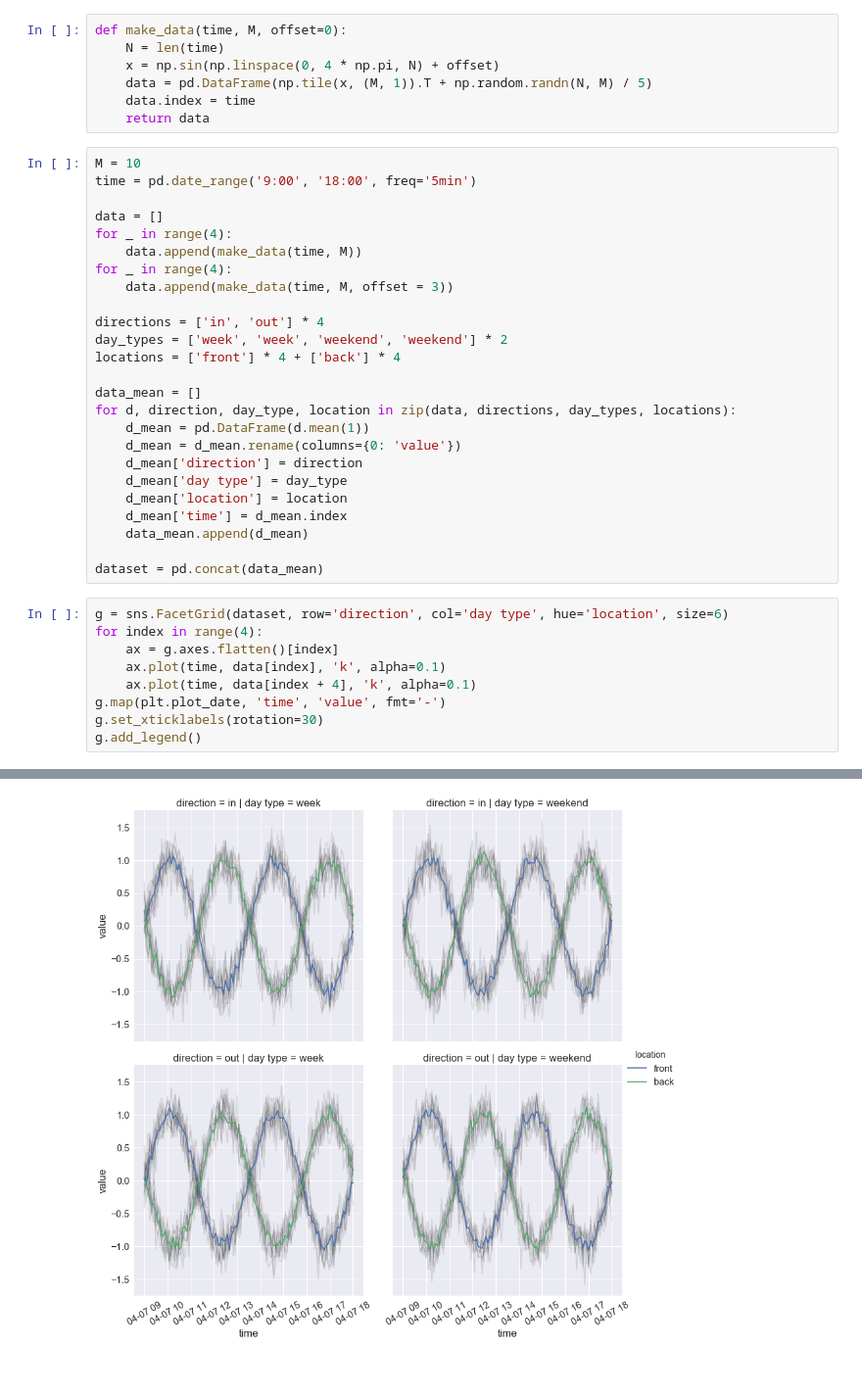
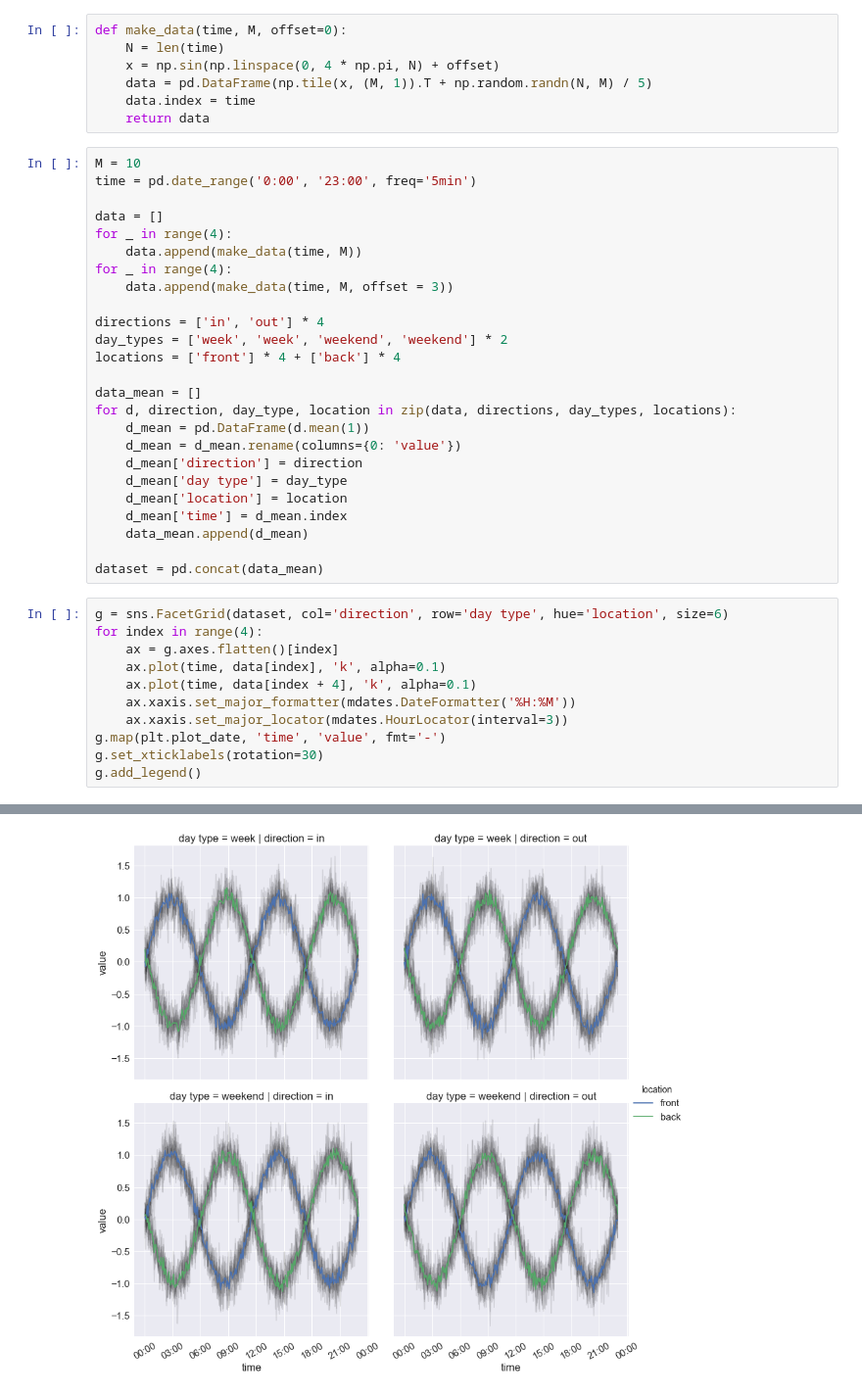
Before and after one commit to tyberion/cookbook, a Jupyter notebook: Examples.ipynb, the cells around one changed output, grey strips where cells are left out. Shown at 98% size. Saved outputs shown, nothing was run; the diff lists cells and outputs as text.

Commit message:
Adds locator

```diff
--- a/Examples.ipynb
+++ b/Examples.ipynb
@@ -16,7 +16,7 @@ def make_data(time, M, offset=0):
     return data
 # %%
 M = 10
-time = pd.date_range('9:00', '18:00', freq='5min')
+time = pd.date_range('0:00', '23:00', freq='5min')
 
 data = []
 for _ in range(4):
@@ -40,14 +40,16 @@ for d, direction, day_type, location in zip(data, directions, day_types, locatio
 
 dataset = pd.concat(data_mean)
 # %%
-g = sns.FacetGrid(dataset, row='direction', col='day type', hue='location', size=6)
+g = sns.FacetGrid(dataset, col='direction', row='day type', hue='location', size=6)
 for index in range(4):
     ax = g.axes.flatten()[index]
     ax.plot(time, data[index], 'k', alpha=0.1)
     ax.plot(time, data[index + 4], 'k', alpha=0.1)
+    ax.xaxis.set_major_formatter(mdates.DateFormatter('%H:%M'))
+    ax.xaxis.set_major_locator(mdates.HourLocator(interval=3))
 g.map(plt.plot_date, 'time', 'value', fmt='-')
 g.set_xticklabels(rotation=30)
 g.add_legend()
 # %% [output]
 <seaborn.axisgrid.FacetGrid at 0x...>
-[figure, old version]
+[figure, new version]
```
Also changed, not shown: parts of 1 cell of this notebook.
